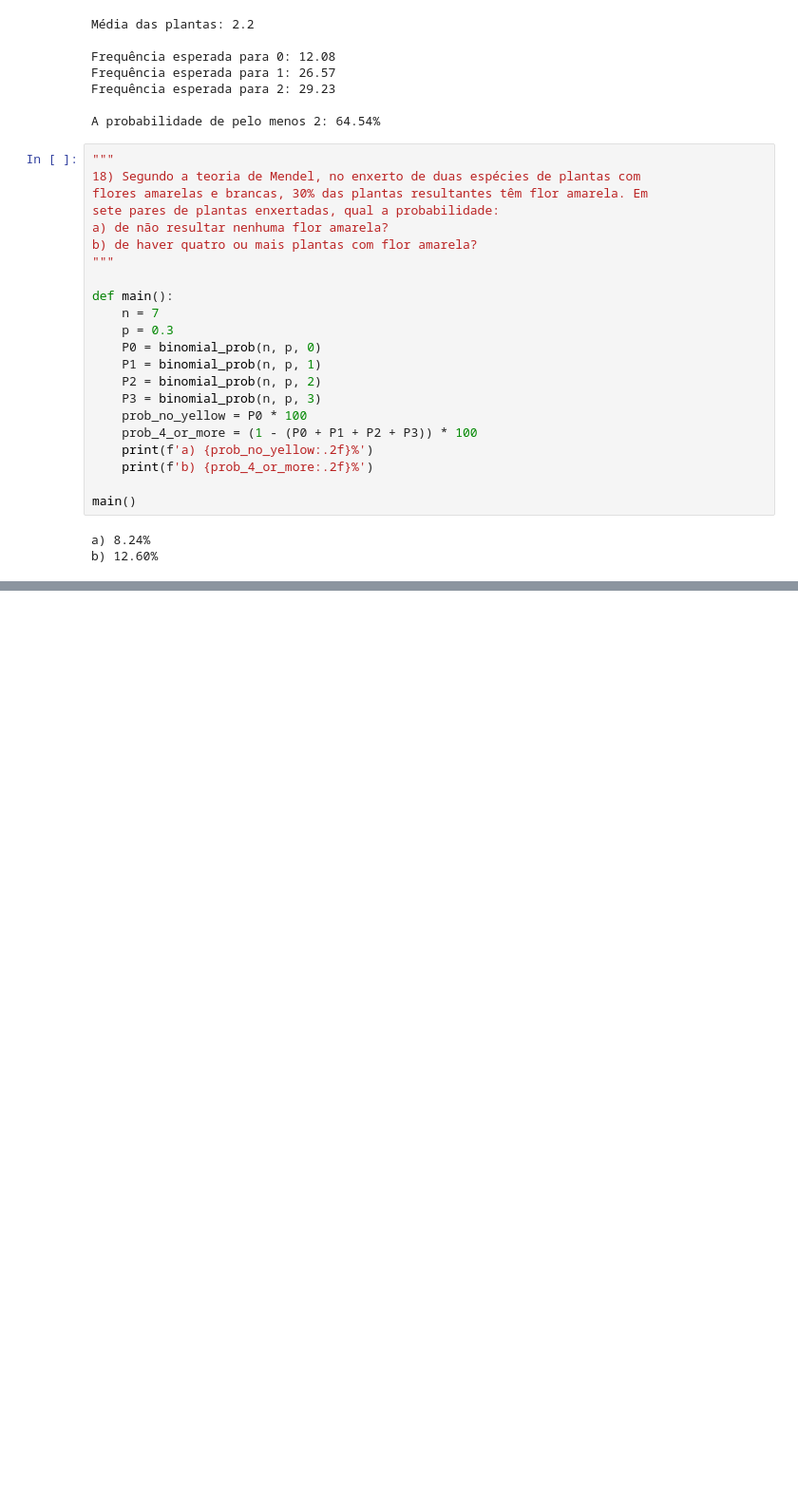
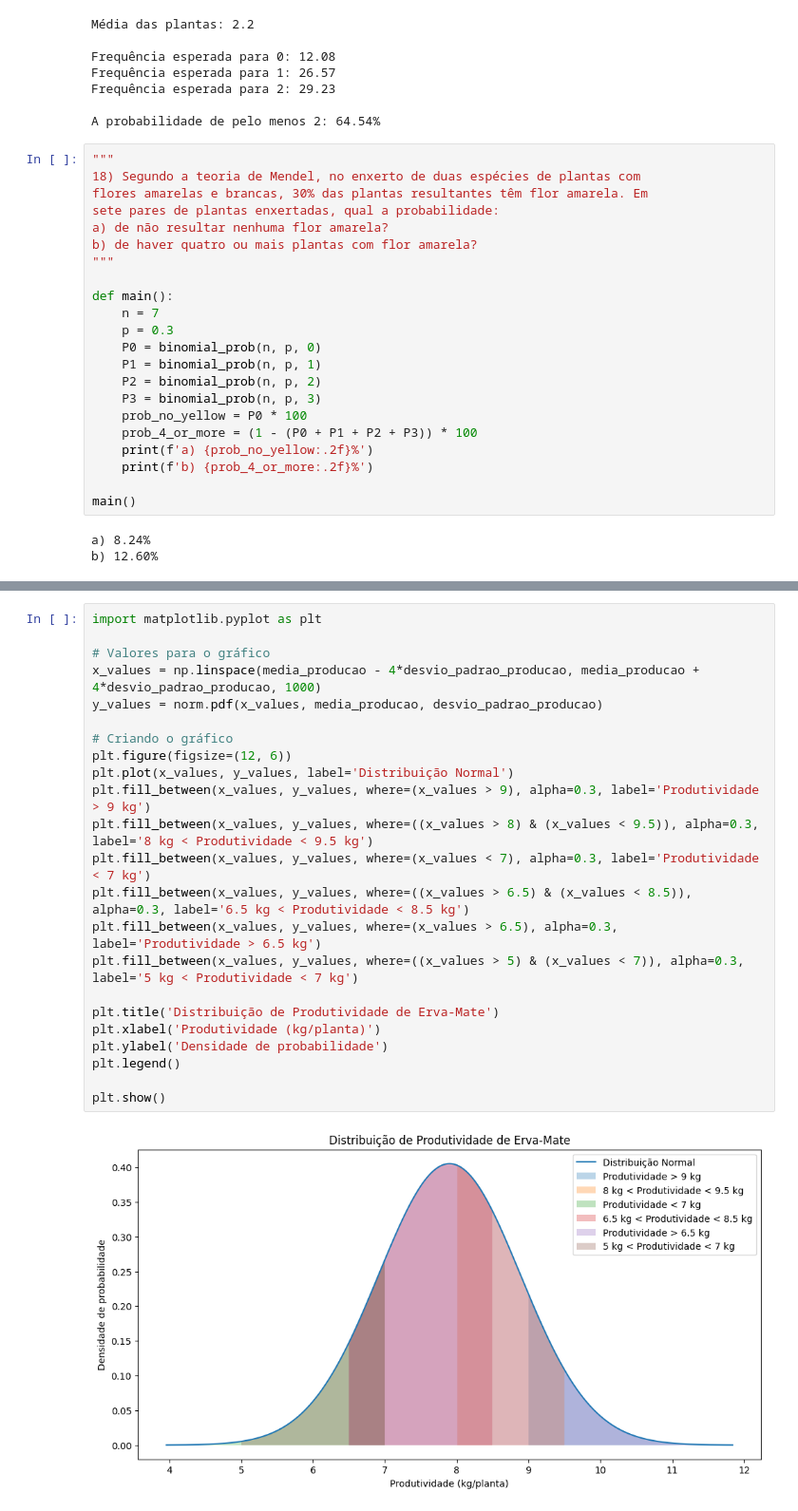
Before and after one commit to limeira94/masters-statistics, a Jupyter notebook: exlist1.ipynb, the cells around one changed output, grey strips where cells are left out. Shown at 95% size. Cells and saved outputs as stored; diff of their text form; blank space fills up the shorter version.

```diff
--- a/exlist1.ipynb
+++ b/exlist1.ipynb
@@ -209,0 +376,25 @@ b) 12.60%
+# %%
+import matplotlib.pyplot as plt
+
+# Valores para o gráfico
+x_values = np.linspace(media_producao - 4*desvio_padrao_producao, media_producao + 4*desvio_padrao_producao, 1000)
+y_values = norm.pdf(x_values, media_producao, desvio_padrao_producao)
+
+# Criando o gráfico
+plt.figure(figsize=(12, 6))
+plt.plot(x_values, y_values, label='Distribuição Normal')
+plt.fill_between(x_values, y_values, where=(x_values > 9), alpha=0.3, label='Produtividade > 9 kg')
+plt.fill_between(x_values, y_values, where=((x_values > 8) & (x_values < 9.5)), alpha=0.3, label='8 kg < Produtividade < 9.5 kg')
+plt.fill_between(x_values, y_values, where=(x_values < 7), alpha=0.3, label='Produtividade < 7 kg')
+plt.fill_between(x_values, y_values, where=((x_values > 6.5) & (x_values < 8.5)), alpha=0.3, label='6.5 kg < Produtividade < 8.5 kg')
+plt.fill_between(x_values, y_values, where=(x_values > 6.5), alpha=0.3, label='Produtividade > 6.5 kg')
+plt.fill_between(x_values, y_values, where=((x_values > 5) & (x_values < 7)), alpha=0.3, label='5 kg < Produtividade < 7 kg')
+
+plt.title('Distribuição de Produtividade de Erva-Mate')
+plt.xlabel('Produtividade (kg/planta)')
+plt.ylabel('Densidade de probabilidade')
+plt.legend()
+
+plt.show()
+# %% [output]
+[figure, added]
```
Also changed, not shown: parts of 5 cells of this notebook.
